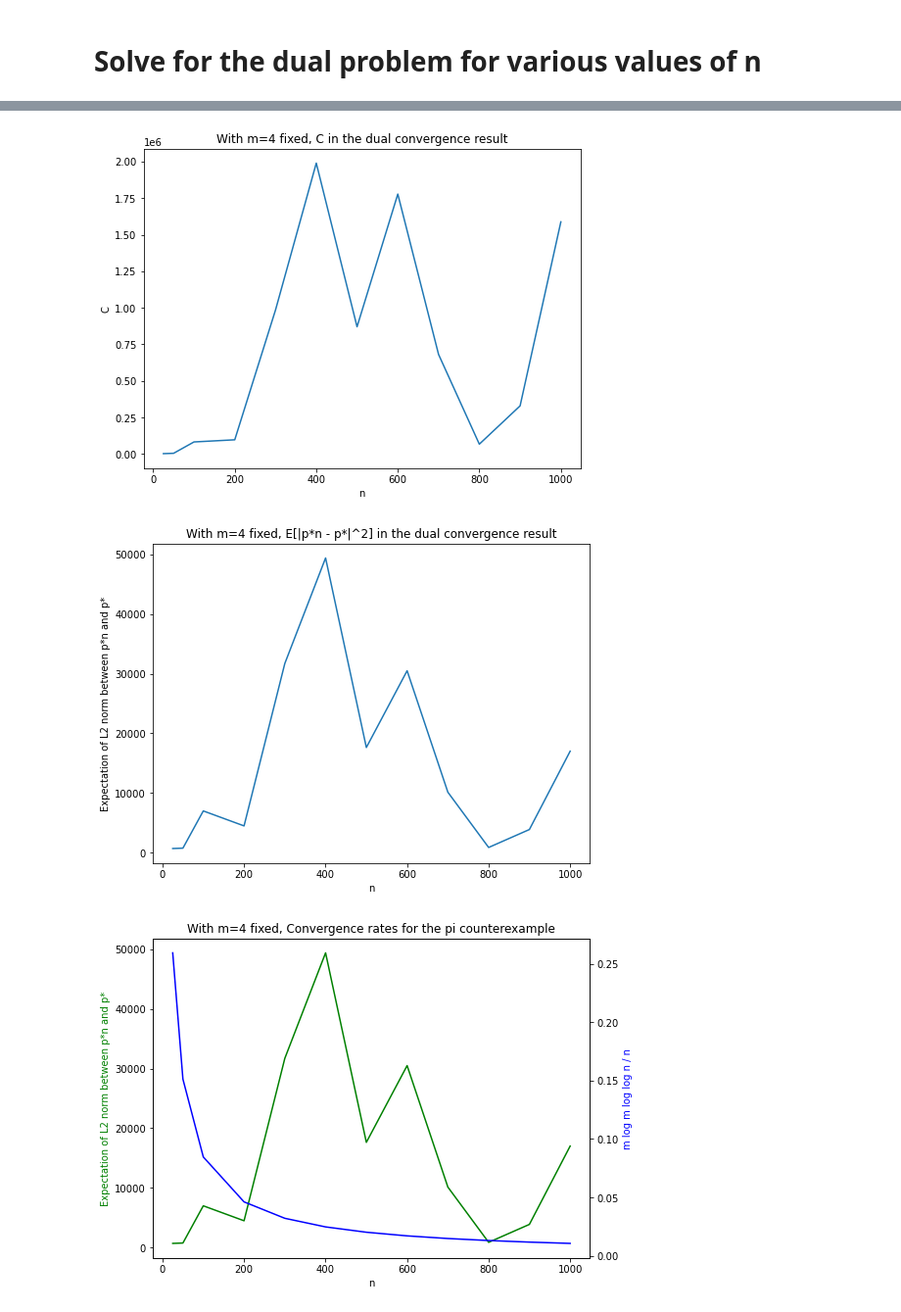
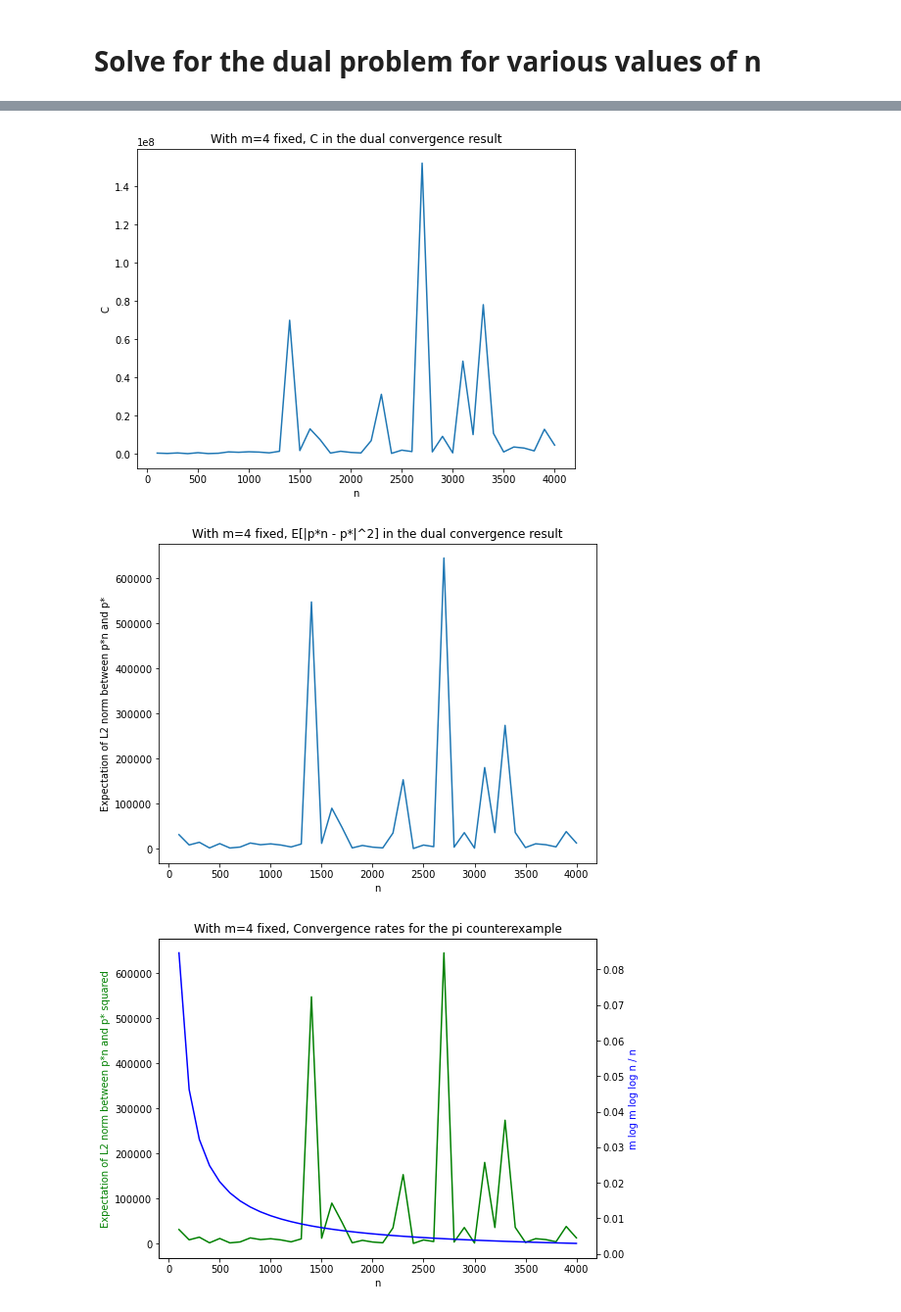
Before and after one commit to guanzgrace/online_learning, a Jupyter notebook: Question 1 Experiment-pi-counterexample.ipynb, the cells around one changed output, grey strips where cells are left out. Shown at 98% size. Saved outputs shown, nothing was run; the diff lists cells and outputs as text; code cells hidden in the pictures.

```diff
--- a/Question 1 Experiment-pi-counterexample.ipynb
+++ b/Question 1 Experiment-pi-counterexample.ipynb
@@ -7,8 +7,8 @@ import time
 # Set up variables
 # %%
 # Problem data.
-m = 4
-n_values = [25, 50, 100, 200, 300, 400, 500, 600, 700, 800, 900, 1000]
+m = 4# Problem data.
+n_values = np.arange(start=100, stop=4001, step=100)
 b = np.ones(m)
 # %%
 # Number of times to solve the dual equation.
@@ -191,7 +185,7 @@ plt.ylabel("C")
 plt.title("With m=%d fixed, C in the dual convergence result" % (m))
 plt.show()
 # %% [output]
-[figure, old version]
+[figure, new version]
 # %%
 fig, ax = plt.subplots(figsize=(8,6))
 plt.plot(list(n_to_diffs.keys()), list(n_to_mean_diffs.values()))
@@ -200,25 +194,25 @@ plt.ylabel("Expectation of L2 norm between p*n and p*")
 plt.title("With m=%d fixed, E[|p*n - p*|^2] in the dual convergence result" % (m))
 plt.show()
 # %% [output]
-[figure, old version]
+[figure, new version]
 # %%
 fig, ax1 = plt.subplots(figsize=(8,6))
 
 
 ax2 = ax1.twinx()
 
 x = list(n_to_diffs.keys())
 y1 = list(n_to_mean_diffs.values())
 y2 = [m*np.log(m)*np.log(np.log(n))/n for n in x]
 
-ax1.plot(x, y1, 'g-', label="Expectation of L2 norm between p*n and p*")
+ax1.plot(x, y1, 'g-', label="Expectation of L2 norm between p*n and p* squared")
 ax2.plot(x, y2, 'b-', label='m log m log log n / n')
 ax1.set_xlabel("n")
-ax1.set_ylabel("Expectation of L2 norm between p*n and p*", color='g')
+ax1.set_ylabel("Expectation of L2 norm between p*n and p* squared", color='g')
 ax2.set_ylabel("m log m log log n / n", color='b')
 plt.title("With m=%d fixed, Convergence rates for the pi counterexample" % (m))
 #plt.legend()
 
 plt.show()
 # %% [output]
-[figure, old version]
+[figure, new version]
```
Also changed, not shown: parts of 2 cells of this notebook, 1 other file.
